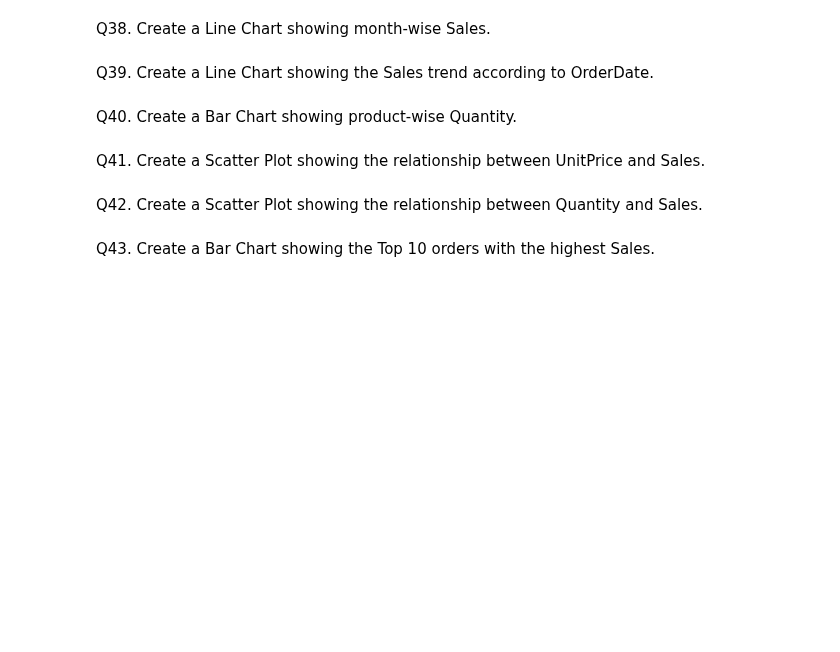
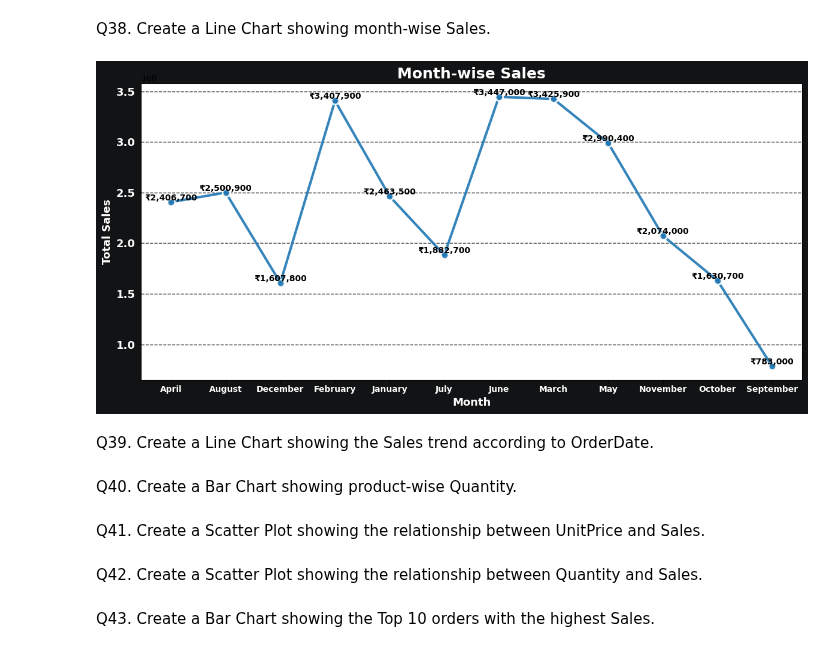
Before and after one commit to Suraj-kumar121K/PANDAS-CURSE, a Jupyter notebook: large_data_practice/01_Sales.ipynb, the cells around one changed output. Cells and saved outputs as stored; diff of their text form; code cells hidden in the pictures; blank space fills up the shorter version.

```diff
--- a/large_data_practice/01_Sales.ipynb
+++ b/large_data_practice/01_Sales.ipynb
@@ -514,0 +516,5 @@ Name: OrderID, dtype: int64
+# %%
+df["OrderDate"] = pd.to_datetime(
+    df["OrderDate"],
+    format="%d/%m/%Y"
+)
@@ -514,0 +525,2 @@ Name: OrderID, dtype: int64
+# %%
+df["Month"] = df["OrderDate"].dt.month_name()
@@ -514,0 +529,7 @@ Name: OrderID, dtype: int64
+# %%
+Month_sales = df.groupby(
+    "Month",
+    observed=True
+)["Sales"].sum()
+
+Month_sales
@@ -1070,5 +1178,84 @@ Q37. Create a Pie Chart showing the percentage of Sales by Category.
 # %% [markdown]
 Q38. Create a Line Chart showing month-wise Sales.
+# %%
+plt.figure(
+    figsize=(12, 6),
+    facecolor="#121314",
+    edgecolor="#DFE6EC"
+)
+
+plt.plot(
+    Month_sales.index,
+    Month_sales.values,
+    marker="o",
+    markersize=9,
+    markeredgecolor="white",
+    markeredgewidth=2,
+    linewidth=3,
+    linestyle="-",
+    alpha=0.9
+)
+
+plt.title(
+    "Month-wise Sales",
+    fontsize=18,
+    fontweight="bold",
+    color="white"
+)
+
+plt.xlabel(
+    "Month",
+    fontsize=13,
+    fontweight="bold",
+    color="white"
+)
+
+plt.ylabel(
+    "Total Sales",
+    fontsize=13,
+    fontweight="bold",
+    color="white"
+)
+
+plt.xticks(
+    rotation=0,
+    ha="center",
+    fontsize=10,
+    fontweight="bold",
+    color="white"
+)
+
+plt.yticks(
+    fontsize=13,
+    fontweight="bold",
+    color="white"
+)
+
+plt.grid(
+    axis="y",
+    linestyle="--",
+    color="black",
+    alpha=0.9,
+    linewidth=1
+)
+
+for x, y in zip(Month_sales.index, Month_sales.values):
+    plt.text(
+        x,
+        y,
+        f"₹{y:,.0f}",
+        ha="center",
+        va="bottom",
+        fontsize=10,
+        fontweight="bold",
+        color="black"
+    )
+
+plt.tight_layout()
+
+plt.show()
+# %% [output]
+[figure, added]
 # %% [markdown]
 Q39. Create a Line Chart showing the Sales trend according to OrderDate.
 # %% [markdown]
```
Also changed, not shown: parts of 8 cells of this notebook, 1 other file.
